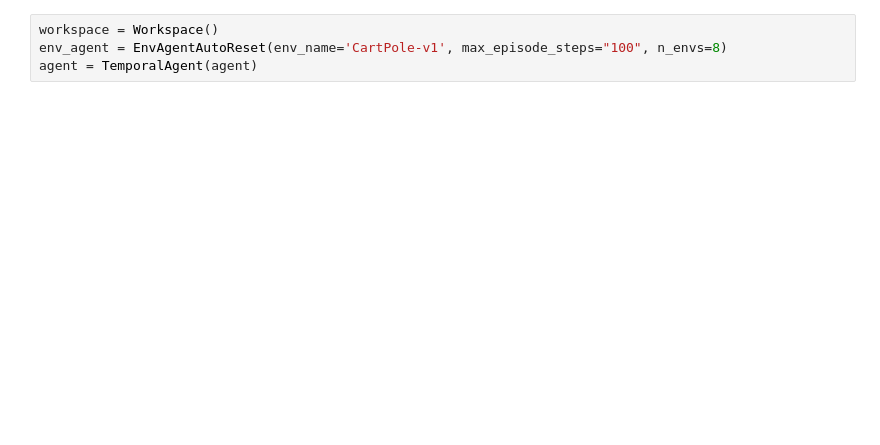
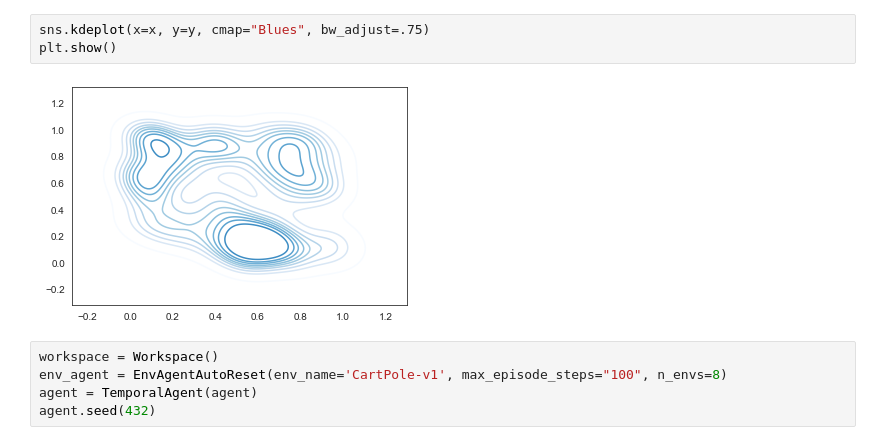
Before and after one commit to julesdubr/pandroide-svpg, a Jupyter notebook: notebooks/test.ipynb, the cells around one changed output. Cells and saved outputs as stored; diff of their text form; blank space fills up the shorter version.

```diff
--- a/notebooks/test.ipynb
+++ b/notebooks/test.ipynb
@@ -90,5 +39,11 @@ Text(0.5, 1.0, 'Simplest default with labels')
+# %%
+sns.kdeplot(x=x, y=y, cmap="Blues", bw_adjust=.75)
+plt.show()
+# %% [output]
+[figure, added]
 # %%
 workspace = Workspace()
 env_agent = EnvAgentAutoReset(env_name='CartPole-v1', max_episode_steps="100", n_envs=8)
 agent = TemporalAgent(agent)
+agent.seed(432)
 # %%
```
Also changed, not shown: parts of 9 cells of this notebook, 5 other files.
